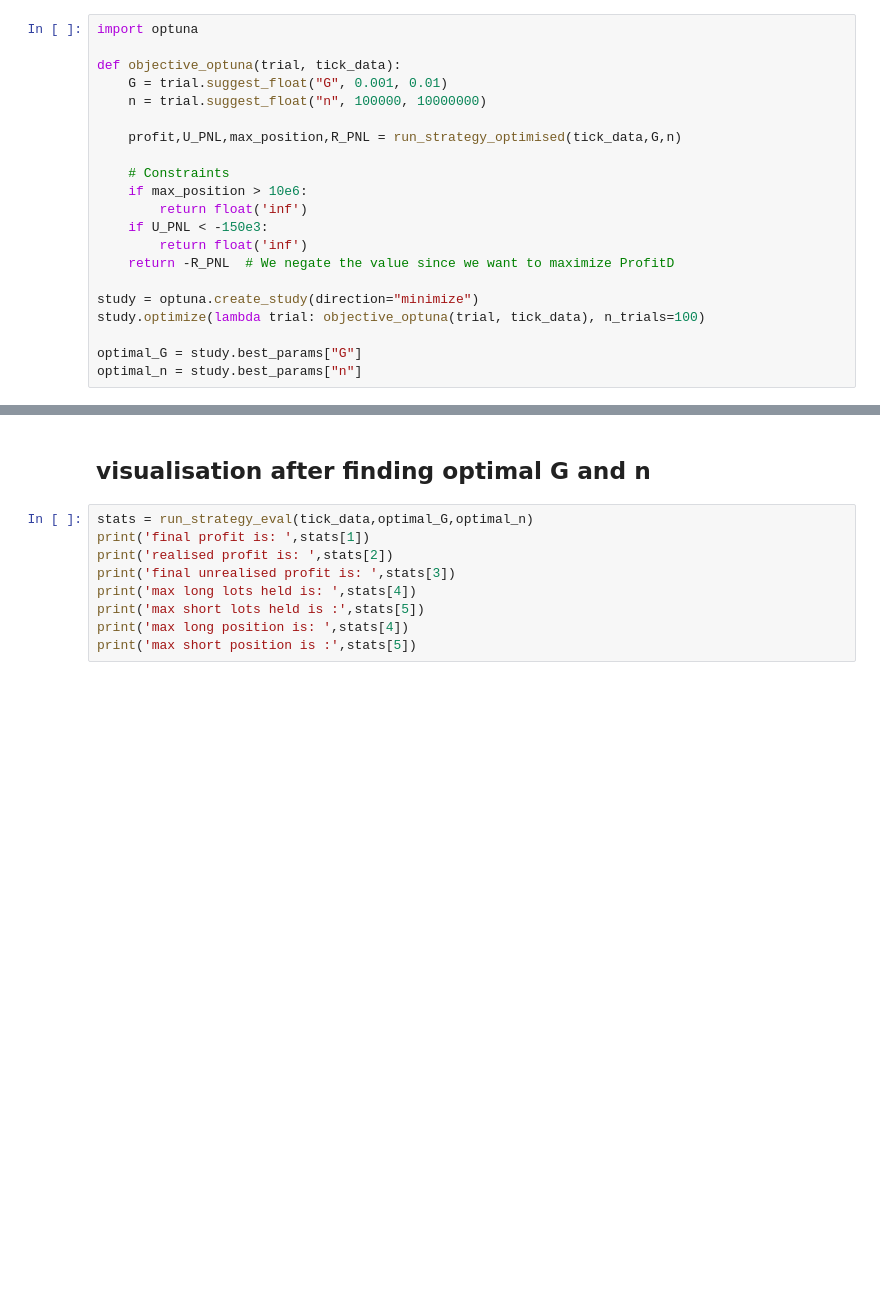
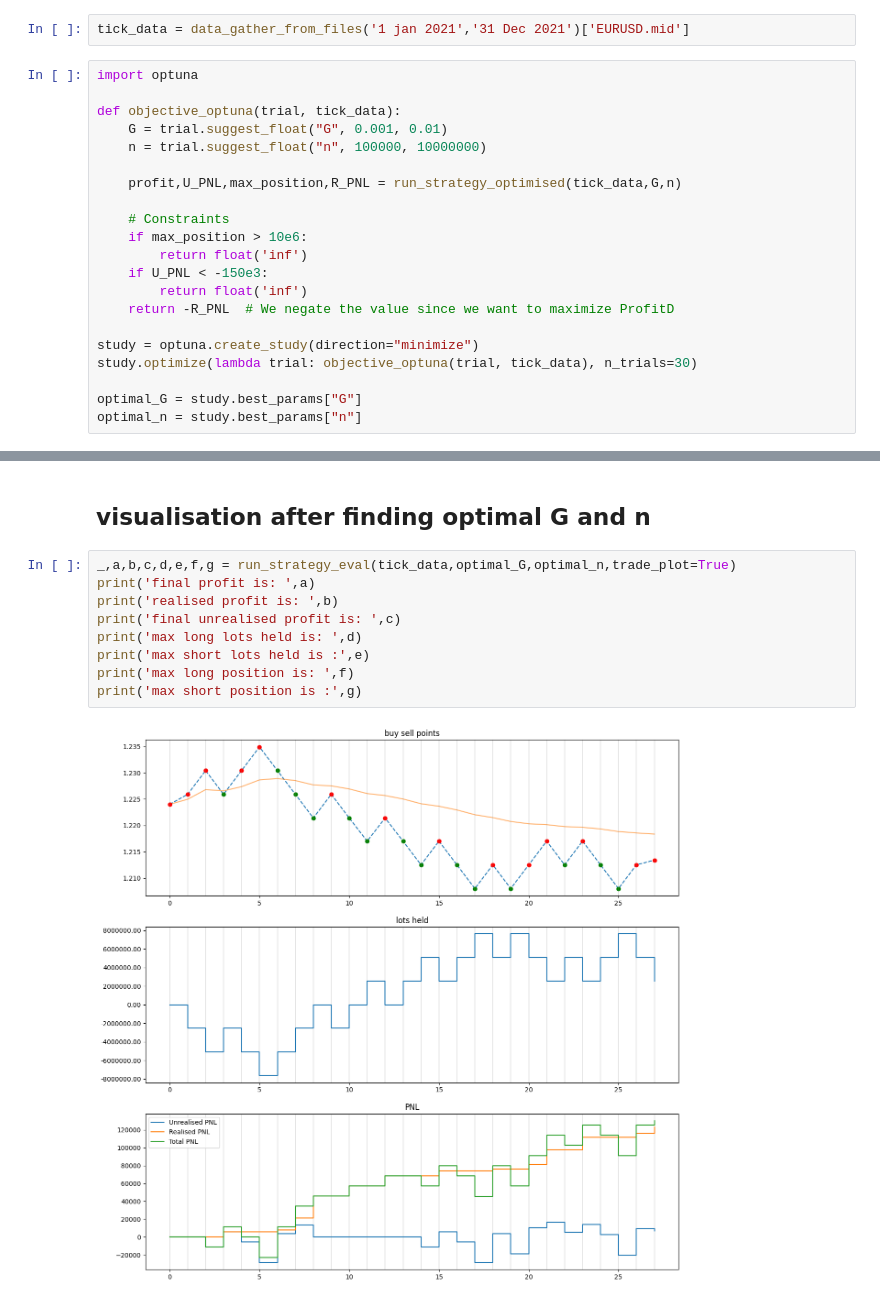
Before and after one commit to SamanvayMS/bp-Trading, a Jupyter notebook: optimization.ipynb, the cells around one changed output, grey strips where cells are left out. Cells and saved outputs as stored; diff of their text form; blank space fills up the shorter version.

Commit message:
corrected visualisation in optimization.ipynb

```diff
--- a/optimization.ipynb
+++ b/optimization.ipynb
@@ -238,6 +238,8 @@ optimal_G, optimal_n = result.x
 print(' for scipy optimization with BFGS, the optimal G and optimal_n is: ',optimal_G, optimal_n ,'with profit',-result.fun)
 # %% [markdown]
 ## optuna
+# %%
+tick_data = data_gather_from_files('1 jan 2021','31 Dec 2021')['EURUSD.mid']
 # %%
 import optuna
 
@@ -255,7 +257,7 @@ def objective_optuna(trial, tick_data):
     return -R_PNL  # We negate the value since we want to maximize ProfitD
 
 study = optuna.create_study(direction="minimize")
-study.optimize(lambda trial: objective_optuna(trial, tick_data), n_trials=100)
+study.optimize(lambda trial: objective_optuna(trial, tick_data), n_trials=30)
 
 optimal_G = study.best_params["G"]
 optimal_n = study.best_params["n"]
@@ -284,11 +270,13 @@ optimal_G, optimal_n, - study.best_value
 # %% [markdown]
 ## visualisation after finding optimal G and n
 # %%
-stats = run_strategy_eval(tick_data,optimal_G,optimal_n)
-print('final profit is: ',stats[1])
-print('realised profit is: ',stats[2])
-print('final unrealised profit is: ',stats[3])
-print('max long lots held is: ',stats[4])
-print('max short lots held is :',stats[5])
-print('max long position is: ',stats[4])
-print('max short position is :',stats[5])
+_,a,b,c,d,e,f,g = run_strategy_eval(tick_data,optimal_G,optimal_n,trade_plot=True)
+print('final profit is: ',a)
+print('realised profit is: ',b)
+print('final unrealised profit is: ',c)
+print('max long lots held is: ',d)
+print('max short lots held is :',e)
+print('max long position is: ',f)
+print('max short position is :',g)
+# %% [output]
+[figure, added]
```
Also changed, not shown: parts of 3 cells of this notebook.
